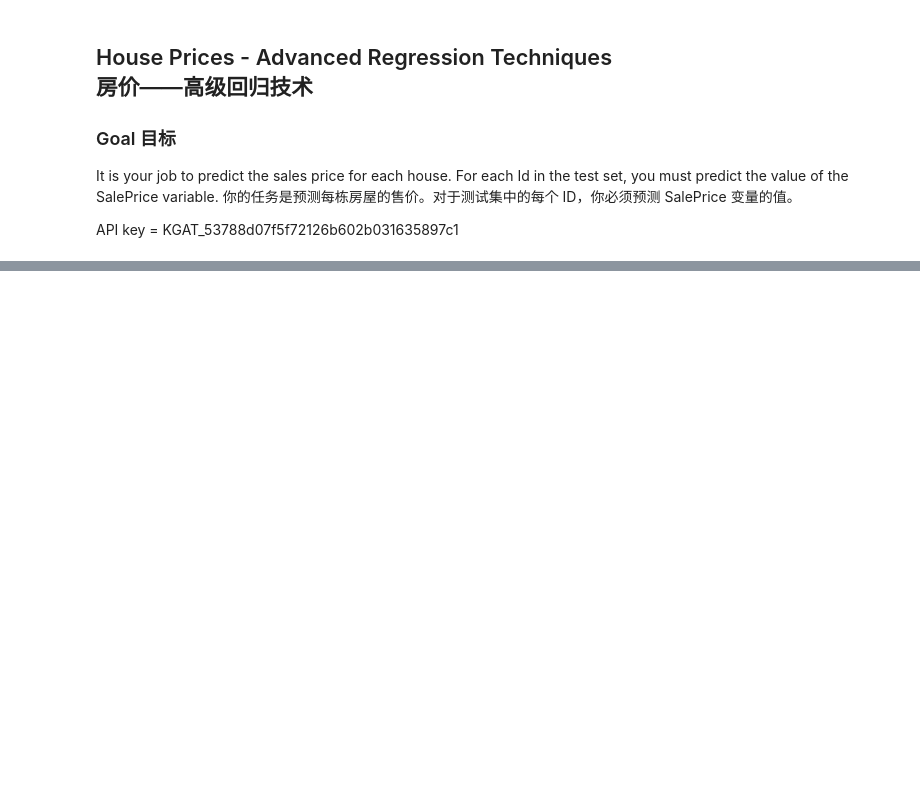
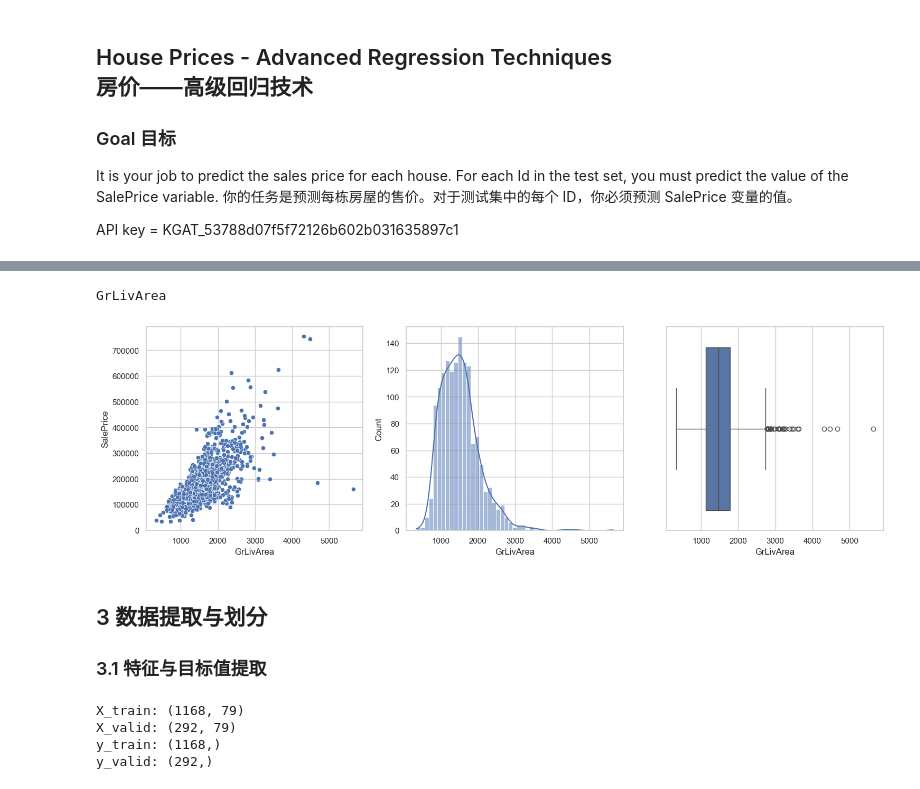
Before and after one commit to Tolia-GH/ITMO-MA, a Jupyter notebook: EnterExam/ai/Practice/S1-1/S1-Regression.ipynb, the cells around one changed output, grey strips where cells are left out. Cells and saved outputs as stored; diff of their text form; code cells hidden in the pictures; blank space fills up the shorter version.

```diff
--- a/EnterExam/ai/Practice/S1-1/S1-Regression.ipynb
+++ b/EnterExam/ai/Practice/S1-1/S1-Regression.ipynb
@@ -15,3 +12,13 @@ import os
+# %%
+from pathlib import Path
+import numpy as np
+import pandas as pd
+import matplotlib.pyplot as plt
+import seaborn as sns
+from sklearn.model_selection import train_test_split
+
+# config
+sns.set_theme(style="whitegrid")
 # %%
 DATA_DIR = Path(r"house-prices")
 
@@ -26,9 +38,5 @@ print("description:", description_path.exists())
 # %%
-train = pd.read_csv(train_path)
-test = pd.read_csv(test_path)
+# NA_VALUES = []
 
-print("train shape:", train.shape)
-print("test shape :", test.shape)
-
-display(train.head().T)
-display(test.head().T)
+train = pd.read_csv(train_path,keep_default_na=True) # na_values=NA_VALUES
+test = pd.read_csv(test_path, keep_default_na=True) # na_values=NA_VALUES
@@ -81,0 +87,9 @@ display(missing_report.sort_values(by="missing_rate", ascending=False))
+# %%
+print("--- ID/Target ---")
+ID_COL = "Id"
+TARGET_COL = "SalePrice"
+print("Target:", TARGET_COL)
+print("Target dtype:", train[TARGET_COL].dtype)
+
+print("\n--- train.info() ---")
+print(train.info())
@@ -81,0 +211,36 @@ display(missing_report.sort_values(by="missing_rate", ascending=False))
+# %%
+NUM_FEATURES = ['GrLivArea']
+
+for feature in NUM_FEATURES:
+
+    fig, axes = plt.subplots(nrows=1, ncols=3, figsize=(18, 5))
+
+    print(feature)
+
+    sns.scatterplot(x=train[feature],y=train[TARGET_COL], ax=axes[0])
+    sns.histplot(train[feature], kde=True, ax=axes[1])
+    sns.boxplot(x=train[feature], ax=axes[2])
+
+    plt.show()
+# %% [output]
+GrLivArea
+[figure, added]
+# %% [markdown]
+## 3 数据提取与划分
+
+### 3.1 特征与目标值提取
+# %%
+X = train.drop(columns=[ID_COL, TARGET_COL]).copy()
+Y = train[TARGET_COL].copy()
+
+X_train, X_valid, y_train, y_valid = train_test_split(X, Y, test_size=0.2, random_state=42)
+
+print("X_train:", X_train.shape)
+print("X_valid:", X_valid.shape)
+print("y_train:", y_train.shape)
+print("y_valid:", y_valid.shape)
+# %% [output]
+X_train: (1168, 79)
+X_valid: (292, 79)
+y_train: (1168,)
+y_valid: (292,)
```
Also changed, not shown: parts of 18 cells of this notebook.
